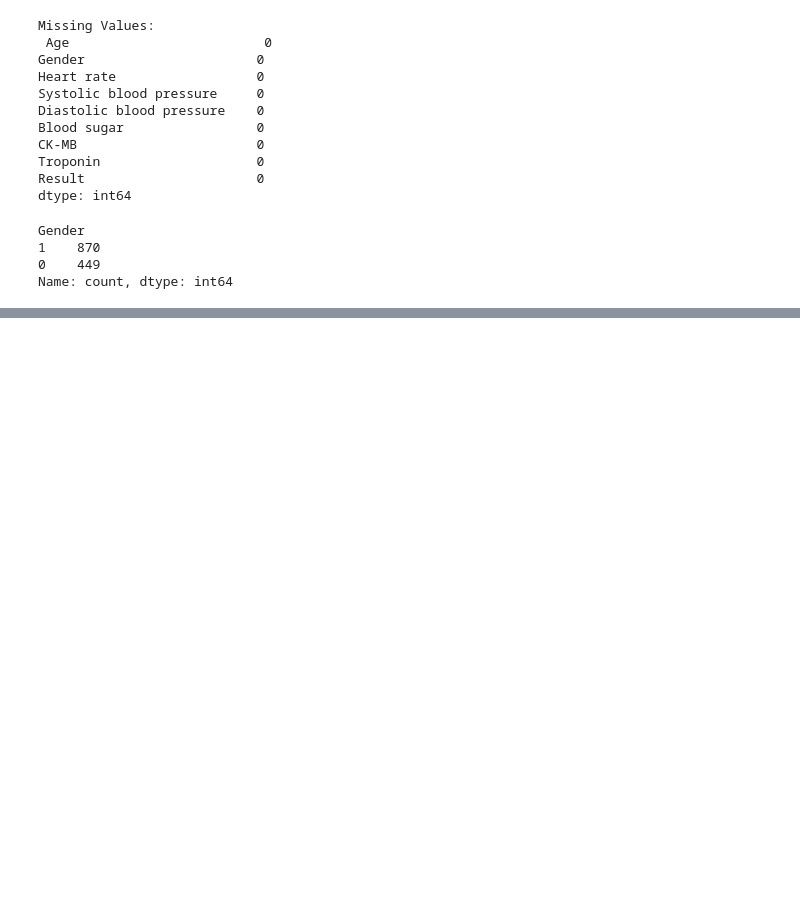
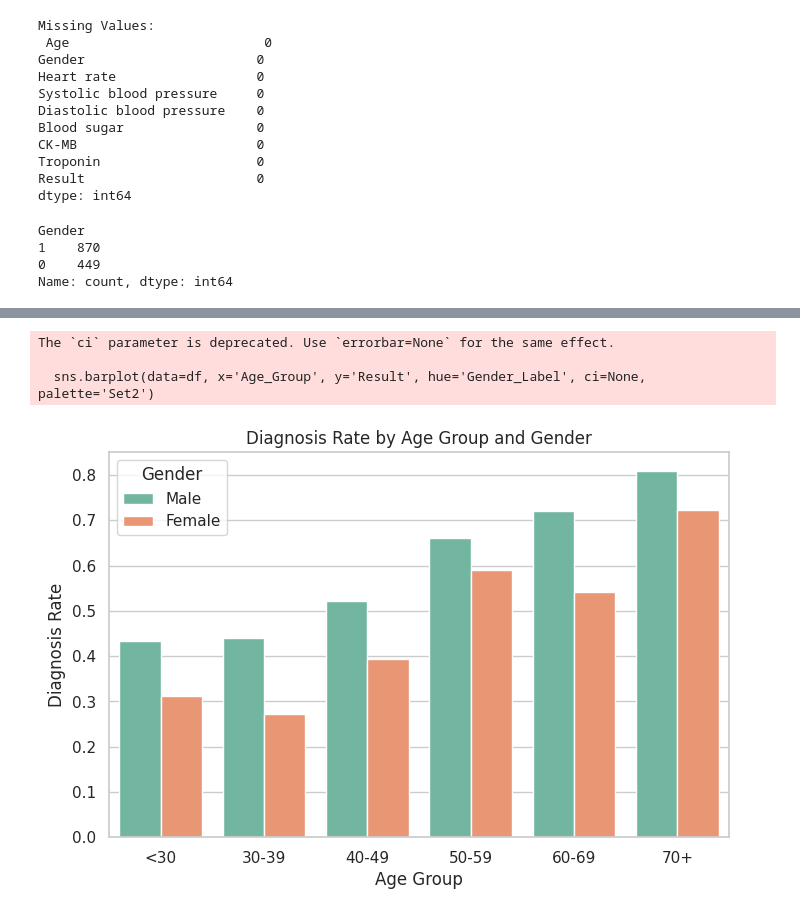
Before and after one commit to Phionanamugga/EDA_Cardiac_Biomarkers_and_Disease_Diagnosis, a Jupyter notebook: diagnosis.ipynb, the cells around one changed output, grey strips where cells are left out. Cells and saved outputs as stored; diff of their text form; code cells hidden in the pictures; blank space fills up the shorter version.

```diff
--- a/diagnosis.ipynb
+++ b/diagnosis.ipynb
@@ -91,0 +275,14 @@ Name: count, dtype: int64
+# %%
+# --- Optional: Combined view ---
+plt.figure(figsize=(8,5))
+sns.barplot(data=df, x='Age_Group', y='Result', hue='Gender_Label', ci=None, palette='Set2')
+plt.title('Diagnosis Rate by Age Group and Gender')
+plt.ylabel('Diagnosis Rate')
+plt.xlabel('Age Group')
+plt.legend(title='Gender')
+plt.show()
+# %% [output]
+The `ci` parameter is deprecated. Use `errorbar=None` for the same effect.
+
+  sns.barplot(data=df, x='Age_Group', y='Result', hue='Gender_Label', ci=None, palette='Set2')
+[figure, added]
```
Also changed, not shown: parts of 23 cells of this notebook.
